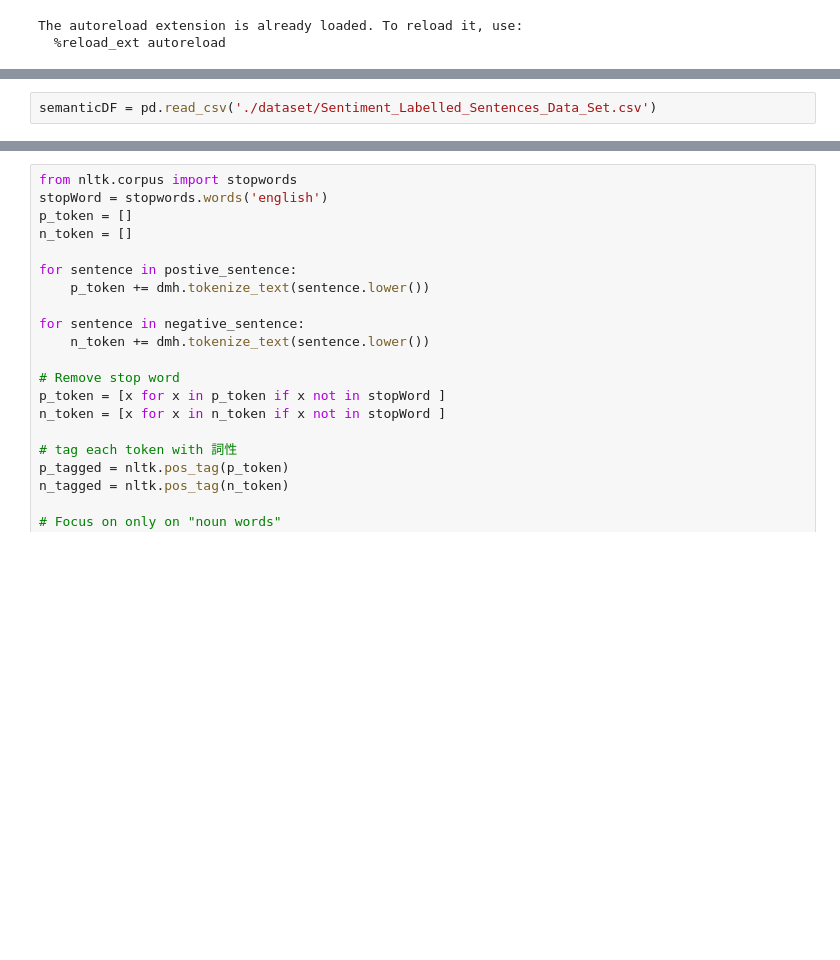
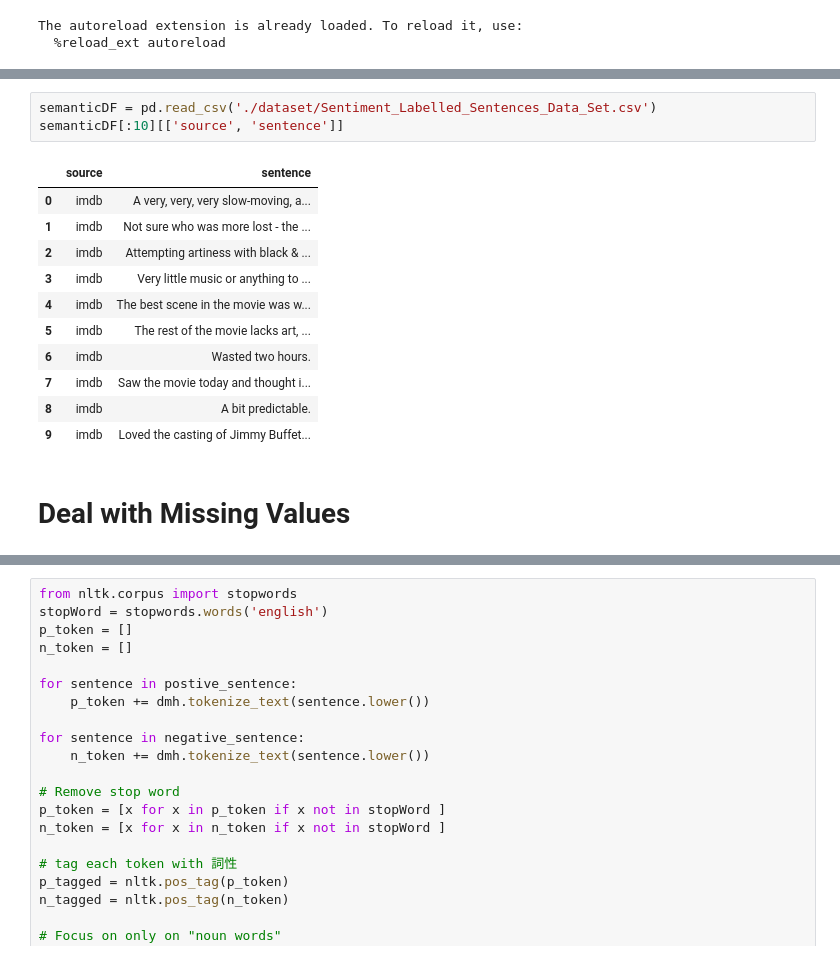
Before and after one commit to good5dog5/data_mining_hw_1, a Jupyter notebook: 黃柏瑀_105062641.ipynb, the cells around one changed output, grey strips where cells are left out. Drawn from its saved outputs; the diff is of its cells as text; blank space fills up the shorter version.

```diff
--- a/黃柏瑀_105062641.ipynb
+++ b/黃柏瑀_105062641.ipynb
@@ -28,2 +80,17 @@ The autoreload extension is already loaded. To reload it, use:
 # %%
 semanticDF = pd.read_csv('./dataset/Sentiment_Labelled_Sentences_Data_Set.csv')
+semanticDF[:10][['source', 'sentence']]
+# %% [output]
+|  | source | sentence |
+| 0 | imdb | A very, very, very slow-moving, a... |
+| 1 | imdb | Not sure who was more lost - the ... |
+| 2 | imdb | Attempting artiness with black & ... |
+| 3 | imdb | Very little music or anything to ... |
+| 4 | imdb | The best scene in the movie was w... |
+| 5 | imdb | The rest of the movie lacks art, ... |
+| 6 | imdb | Wasted two hours. |
+| 7 | imdb | Saw the movie today and thought i... |
+| 8 | imdb | A bit predictable. |
+| 9 | imdb | Loved the casting of Jimmy Buffet... |
+# %% [markdown]
+# Deal with Missing Values
```
Also changed, not shown: parts of 22 cells of this notebook.
